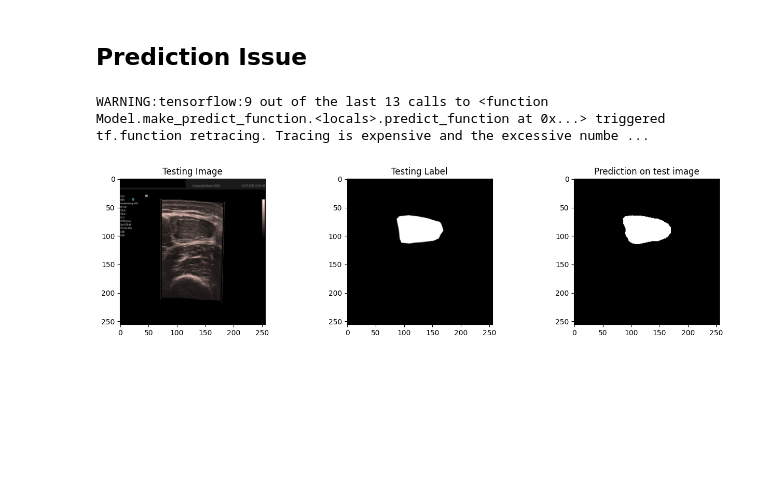
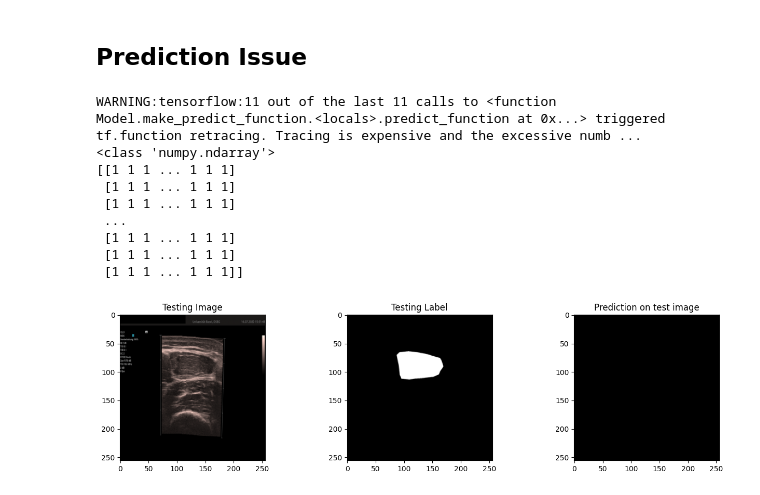
Before and after one commit to NoahMey/NM_DeepACSA, a Jupyter notebook: Visualization.ipynb, the cells around one changed output. Cells and saved outputs as stored; diff of their text form; code cells hidden in the pictures; blank space fills up the shorter version.

```diff
--- a/Visualization.ipynb
+++ b/Visualization.ipynb
@@ -4,7 +4,6 @@
 import os
 import numpy as np
 from matplotlib import pyplot as plt
-#import tensorflow as tf
 import cv2
 from PIL import Image
 from keras.models import load_model
@@ -17,11 +16,11 @@ mask_directory = 'D:/UniBas/Bachelorarbeit/some_masks/'
 
 
 SIZE = 256
-image_dataset = []  #Many ways to handle data, you can use pandas. Here, we are using a list format.
-mask_dataset = []  #Place holders to define add labels. We will add 0 to all parasitized images and 1 to uninfected.
+image_dataset = []
+mask_dataset = []
 
 images = os.listdir(image_directory)
-for i, image_name in enumerate(images):    #Remember enumerate method adds a counter and returns the enumerate object
+for i, image_name in enumerate(images):
     if (image_name.split('.')[1] == 'tif'):
         #print(image_directory+image_name)
         image = cv2.imread(image_directory+image_name, 1)
@@ -29,8 +28,6 @@ for i, image_name in enumerate(images):    #Remember enumerate method adds a cou
         image = image.resize((SIZE, SIZE))
         image_dataset.append(np.array(image))
 
-#Iterate through all images in Uninfected folder, resize to 64 x 64
-#Then save into the same numpy array 'dataset' but with label 1
 
 masks = os.listdir(mask_directory)
 for i, image_name in enumerate(masks):
@@ -83,33 +80,45 @@ model2 = load_model("D:/UniBas/Bachelorarbeit/ComparisonA/Task A/Results_Vgg/A_m
                    custom_objects={'IoU': IoU,
                             "patch_extract": patch_extract, #requirement of Swin and Trans
                             "patch_embedding": patch_embedding, #requirement of Swin and Trans
                             "SwinTransformerBlock": SwinTransformerBlock, #requirement of Swin
                             "patch_merging": patch_merging, #requirement of Swin
                             "patch_expanding": patch_expanding, #requirement of Swin
                    })
 #model2 = load_model("D:/UniBas/Bachelorarbeit/ComparisonA/Task A/Results_Vgg/A_modelVGG16V1.h5")
 
 import random
 test_img_number = random.randint(0, X_test.shape[0]-1)
 
 
 test_img = X_test[test_img_number]
 ground_truth=y_test[test_img_number]
 test_img_input=np.expand_dims(test_img, 0)
-prediction = (model2.predict(test_img_input)[0,:,:,0] > 0.5).astype(np.uint8)
+prediction = (model1.predict(test_img_input)[0,:,:,0] > 0.5).astype(np.uint8)
+
+print((type(prediction)))
+print((prediction))
+
 
 plt.figure(figsize=(16, 8))
 plt.subplot(231)
 plt.title('Testing Image')
 plt.imshow(test_img, cmap='gray')
 plt.subplot(232)
 plt.title('Testing Label')
 plt.imshow(ground_truth[:,:,0], cmap='gray')
 plt.subplot(233)
 plt.title('Prediction on test image')
 plt.imshow(prediction, cmap='gray')
 
 plt.show()
 # %% [output]
-WARNING:tensorflow:9 out of the last 13 calls to <function Model.make_predict_function.<locals>.predict_function at 0x...> triggered tf.function retracing. Tracing is expensive and the excessive numbe ...
+WARNING:tensorflow:11 out of the last 11 calls to <function Model.make_predict_function.<locals>.predict_function at 0x...> triggered tf.function retracing. Tracing is expensive and the excessive numb ...
+<class 'numpy.ndarray'>
+[[1 1 1 ... 1 1 1]
+ [1 1 1 ... 1 1 1]
+ [1 1 1 ... 1 1 1]
+ ...
+ [1 1 1 ... 1 1 1]
+ [1 1 1 ... 1 1 1]
+ [1 1 1 ... 1 1 1]]
-[figure, old version]
+[figure, new version]
```
